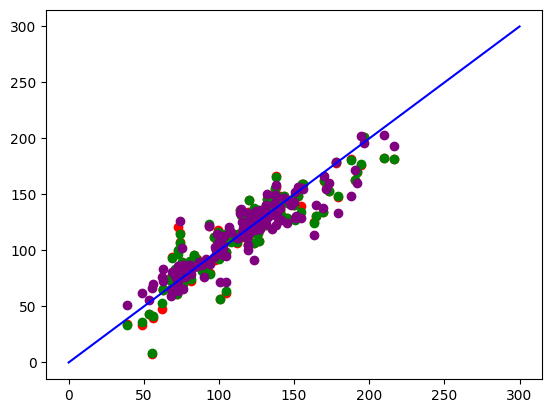
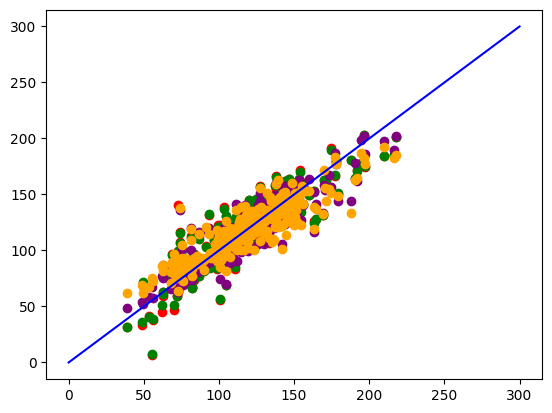
The change to this notebook cell's code, shown as a diff; its figure went from the first image to the second:
--- before
+++ after
@@ -3,4 +3,6 @@
 plt.scatter(y_test, y_pred_ridge, color="green")
 plt.scatter(y_test, y_pred_hist, color="purple")
+plt.scatter(y_test, y_pred_forest, color="orange")
+
 
 plt.plot([0, 300], [0, 300], color="blue")

Commit: cross validation